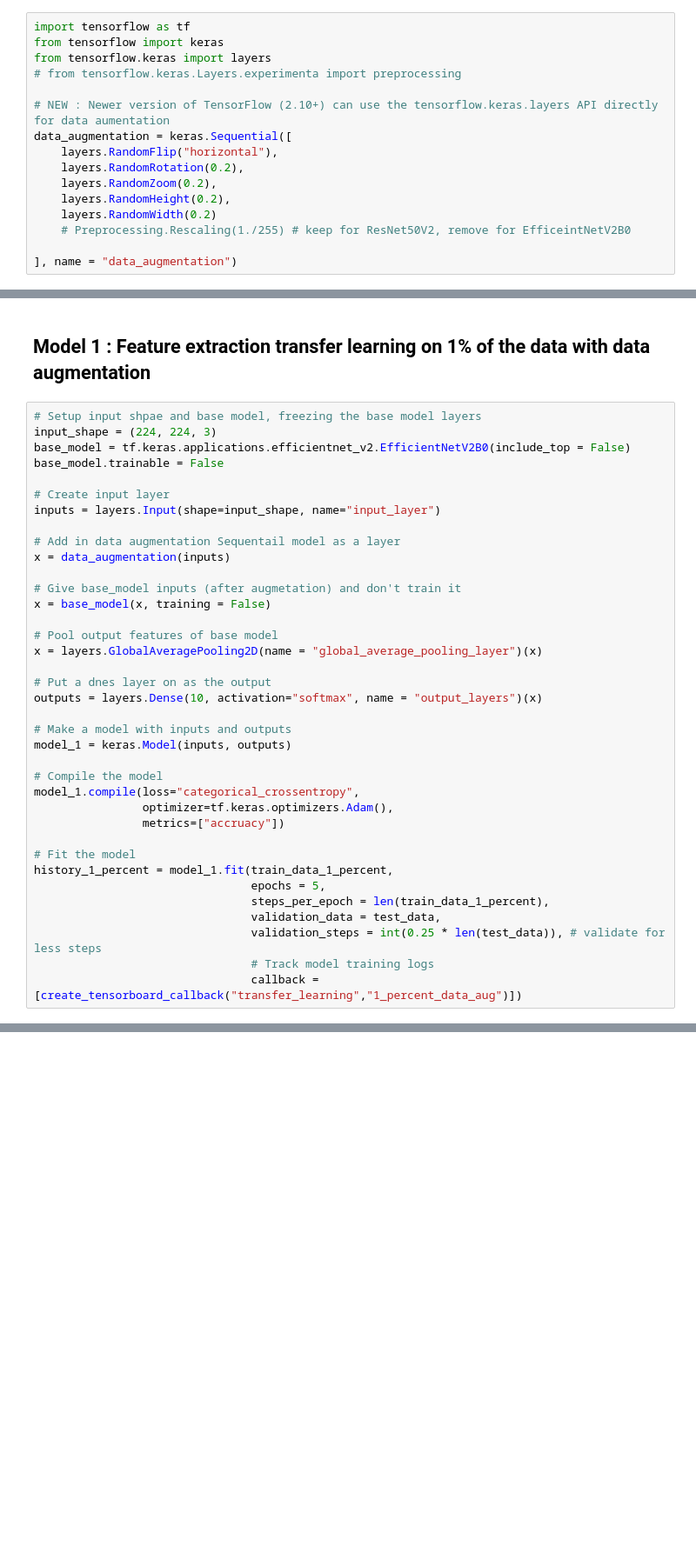
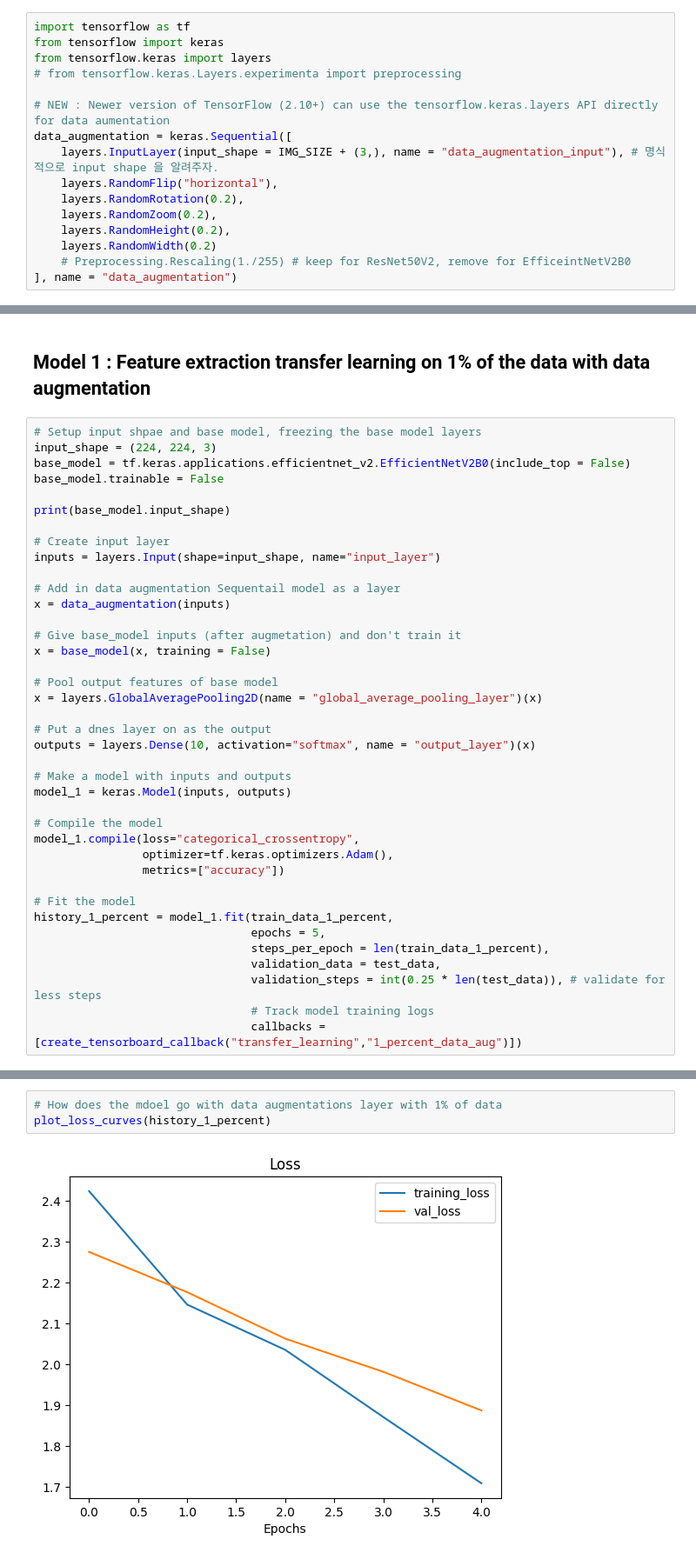
Before and after one commit to environment-analyst/AI, a Jupyter notebook: TensorFlow_Bootcamp/[clonecoding]05_transfer_learning_in_tensorflow_part_2_fine_tunning.ipynb, the cells around one changed output, grey strips where cells are left out. Shown at 87% size. Saved outputs shown, nothing was run; the diff lists cells and outputs as text; blank space fills up the shorter version.

```diff
--- a/TensorFlow_Bootcamp/[clonecoding]05_transfer_learning_in_tensorflow_part_2_fine_tunning.ipynb
+++ b/TensorFlow_Bootcamp/[clonecoding]05_transfer_learning_in_tensorflow_part_2_fine_tunning.ipynb
@@ -392,13 +432,13 @@ from tensorflow.keras import layers
 
 # NEW : Newer version of TensorFlow (2.10+) can use the tensorflow.keras.layers API directly for data aumentation
 data_augmentation = keras.Sequential([
+    layers.InputLayer(input_shape = IMG_SIZE + (3,), name = "data_augmentation_input"), # 명식적으로 input shape 을 알려주자.
     layers.RandomFlip("horizontal"),
     layers.RandomRotation(0.2),
     layers.RandomZoom(0.2),
     layers.RandomHeight(0.2),
     layers.RandomWidth(0.2)
     # Preprocessing.Rescaling(1./255) # keep for ResNet50V2, remove for EfficeintNetV2B0
-
 ], name = "data_augmentation")
 # %%
 # View a random image
@@ -433,6 +473,8 @@ img.shape : (384, 512, 3)
 input_shape = (224, 224, 3)
 base_model = tf.keras.applications.efficientnet_v2.EfficientNetV2B0(include_top = False)
 base_model.trainable = False
+
+print(base_model.input_shape)
 
 # Create input layer
 inputs = layers.Input(shape=input_shape, name="input_layer")
@@ -447,7 +489,7 @@ x = base_model(x, training = False)
 x = layers.GlobalAveragePooling2D(name = "global_average_pooling_layer")(x)
 
 # Put a dnes layer on as the output
-outputs = layers.Dense(10, activation="softmax", name = "output_layers")(x)
+outputs = layers.Dense(10, activation="softmax", name = "output_layer")(x)
 
 # Make a model with inputs and outputs
 model_1 = keras.Model(inputs, outputs)
@@ -455,7 +497,7 @@ model_1 = keras.Model(inputs, outputs)
 # Compile the model
 model_1.compile(loss="categorical_crossentropy",
                 optimizer=tf.keras.optimizers.Adam(),
-                metrics=["accruacy"])
+                metrics=["accuracy"])
 
 # Fit the model
 history_1_percent = model_1.fit(train_data_1_percent,
@@ -464,5 +506,5 @@ history_1_percent = model_1.fit(train_data_1_percent,
                                 validation_data = test_data,
                                 validation_steps = int(0.25 * len(test_data)), # validate for less steps
                                 # Track model training logs
-                                callback = [create_tensorboard_callback("transfer_learning","1_percent_data_aug")])
+                                callbacks = [create_tensorboard_callback("transfer_learning","1_percent_data_aug")])
 # %% [output]
@@ -477,0 +554,5 @@ NameError: name 'model_1' is not defined
+# %%
+# How does the mdoel go with data augmentations layer with 1% of data
+plot_loss_curves(history_1_percent)
+# %% [output]
+[figure, added]
```
Also changed, not shown: parts of 92 cells of this notebook.
